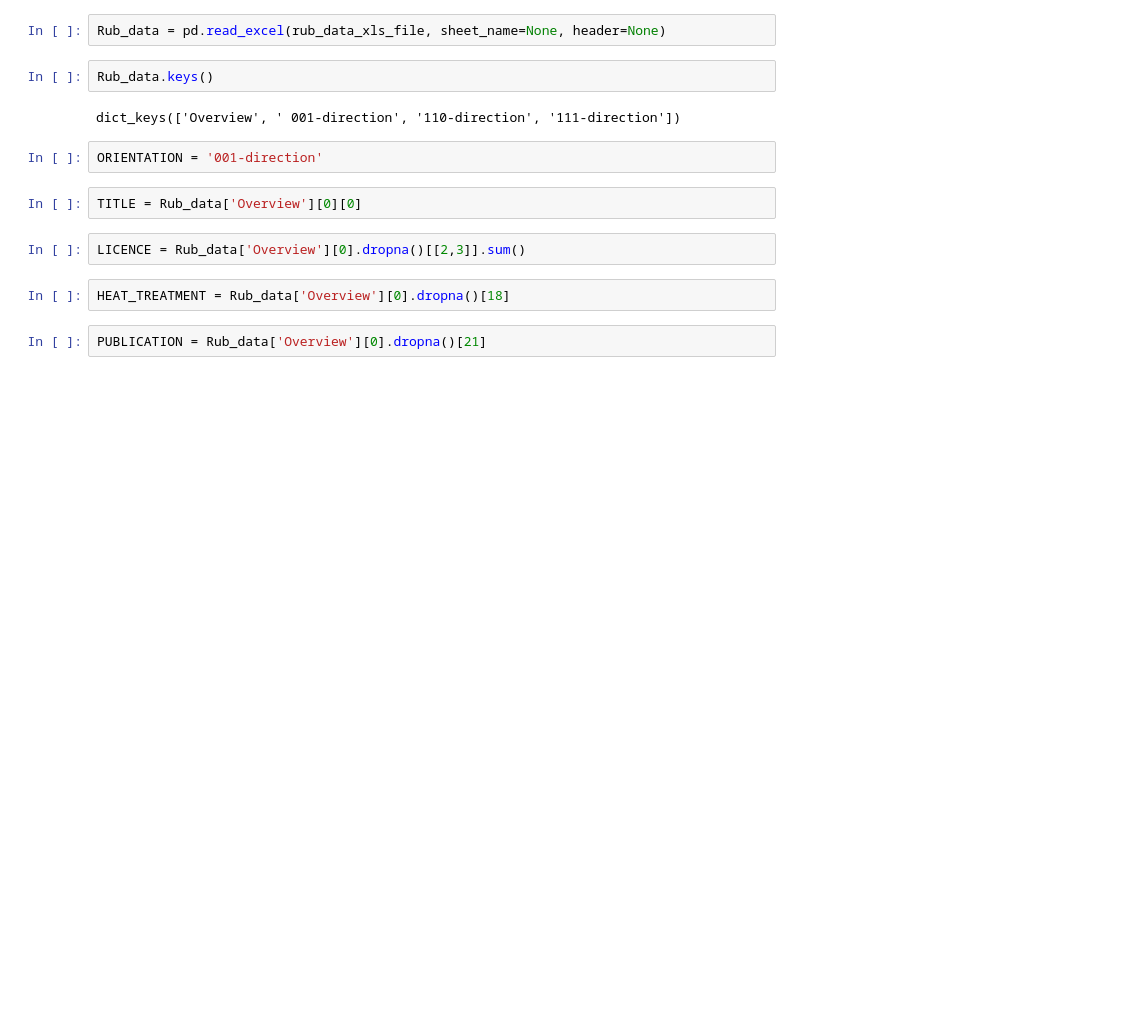
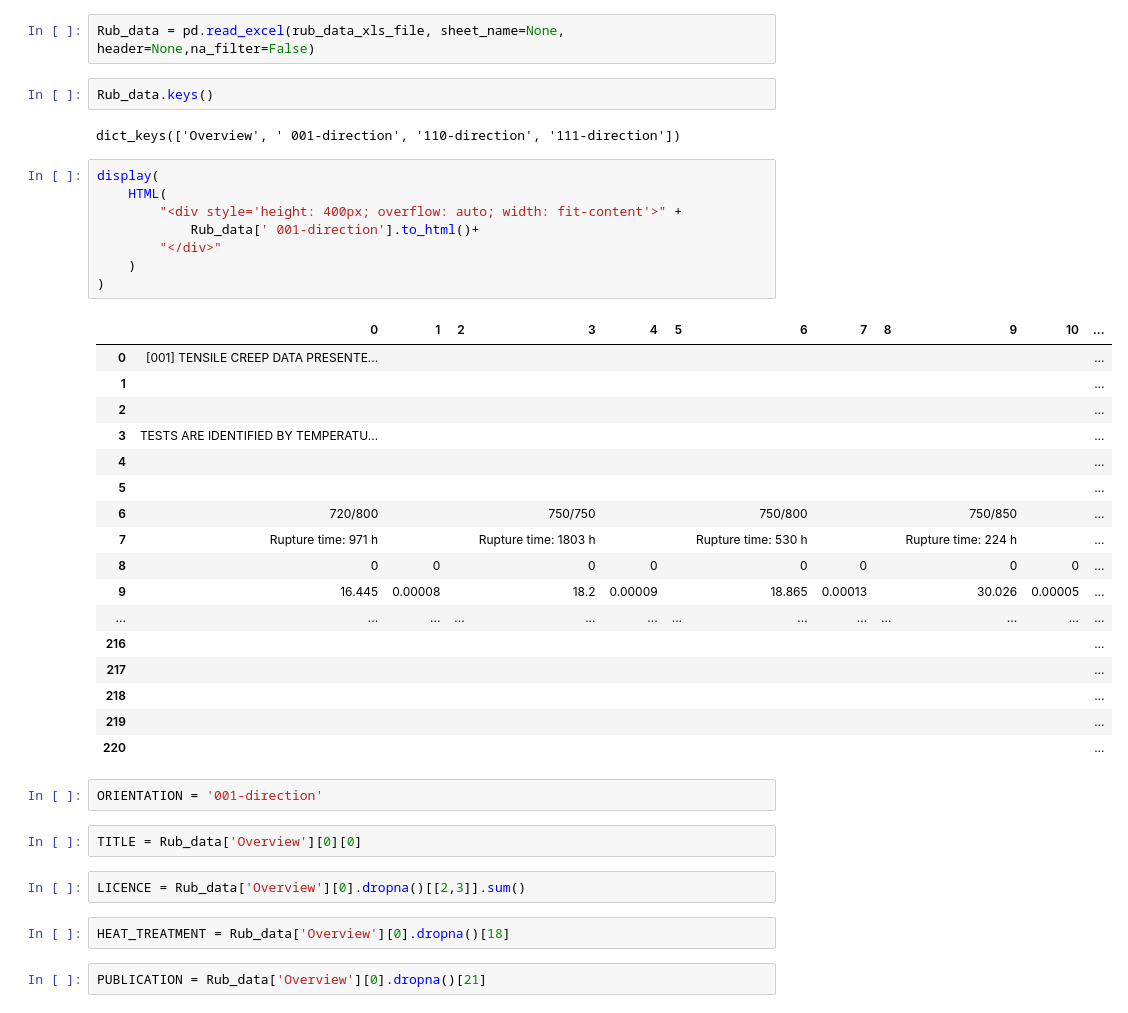
Before and after one commit to luisalexanderavila/IUC02-NFDI-MatWerk, a Jupyter notebook: Notebooks/00_GetRubTables.ipynb, the cells around one changed output. Saved outputs shown, nothing was run; the diff lists cells and outputs as text; blank space fills up the shorter version.

Commit message:
now I can get also faulty lis files, can show html representation of rub exel sheet

```diff
--- a/Notebooks/00_GetRubTables.ipynb
+++ b/Notebooks/00_GetRubTables.ipynb
@@ -7,11 +8,37 @@ import json
 # %%
 rub_data_xls_file = '../data/SFB-TR103-Creep-data/SX-CREEP-DATA_LWW-RUB_JAN2023.xlsx'
 # %%
-Rub_data = pd.read_excel(rub_data_xls_file, sheet_name=None, header=None)
+Rub_data = pd.read_excel(rub_data_xls_file, sheet_name=None, header=None,na_filter=False)
 # %%
 Rub_data.keys()
 # %% [output]
 dict_keys(['Overview', ' 001-direction', '110-direction', '111-direction'])
+# %%
+display(
+    HTML(
+        "<div style='height: 400px; overflow: auto; width: fit-content'>" +
+            Rub_data[' 001-direction'].to_html()+
+        "</div>"
+    )
+)
+# %% [output]
+|  | 0 | 1 | 2 | 3 | 4 | 5 | 6 | 7 | 8 | 9 | 10 | ... |
+| 0 | [001] TENSILE CREEP DATA PRESENTE... |  |  |  |  |  |  |  |  |  |  | ... |
+| 1 |  |  |  |  |  |  |  |  |  |  |  | ... |
+| 2 |  |  |  |  |  |  |  |  |  |  |  | ... |
+| 3 | TESTS ARE IDENTIFIED BY TEMPERATU... |  |  |  |  |  |  |  |  |  |  | ... |
+| 4 |  |  |  |  |  |  |  |  |  |  |  | ... |
+| 5 |  |  |  |  |  |  |  |  |  |  |  | ... |
+| 6 | 720/800 |  |  | 750/750 |  |  | 750/800 |  |  | 750/850 |  | ... |
+| 7 | Rupture time: 971 h |  |  | Rupture time: 1803 h |  |  | Rupture time: 530 h |  |  | Rupture time: 224 h |  | ... |
+| 8 | 0 | 0 |  | 0 | 0 |  | 0 | 0 |  | 0 | 0 | ... |
+| 9 | 16.445 | 0.00008 |  | 18.2 | 0.00009 |  | 18.865 | 0.00013 |  | 30.026 | 0.00005 | ... |
+| ... | ... | ... | ... | ... | ... | ... | ... | ... | ... | ... | ... | ... |
+| 216 |  |  |  |  |  |  |  |  |  |  |  | ... |
+| 217 |  |  |  |  |  |  |  |  |  |  |  | ... |
+| 218 |  |  |  |  |  |  |  |  |  |  |  | ... |
+| 219 |  |  |  |  |  |  |  |  |  |  |  | ... |
+| 220 |  |  |  |  |  |  |  |  |  |  |  | ... |
 # %%
 ORIENTATION = '001-direction'
 # %%
```
Also changed, not shown: parts of 1 cell of this notebook, 3 other files.
